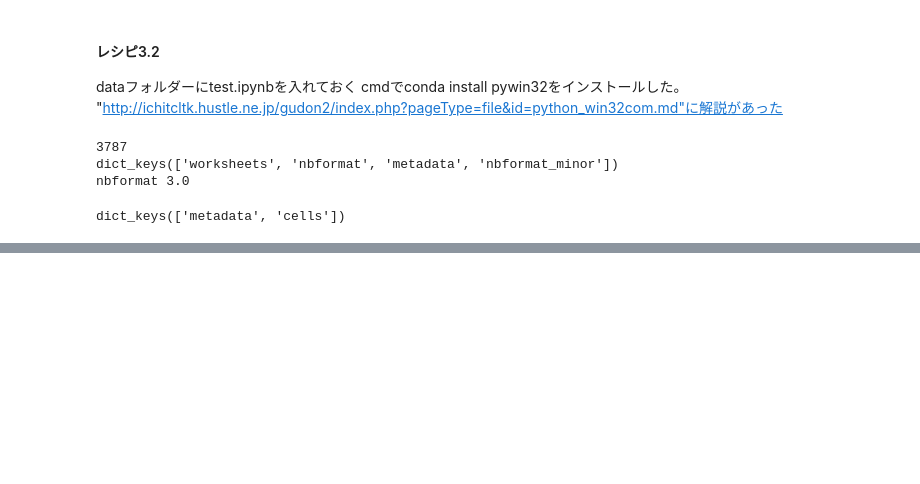
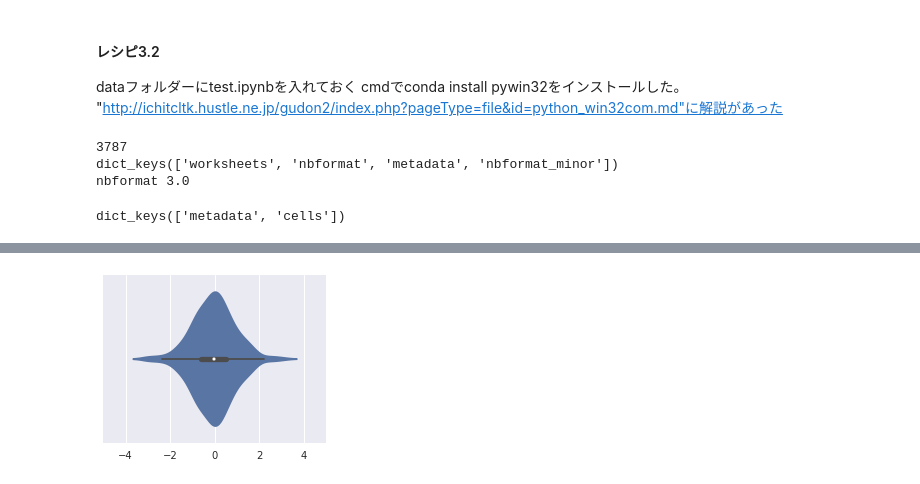
Before and after one commit to melancholymans/cookbook, a Jupyter notebook: IPythonCookBook.ipynb, the cells around one changed output, grey strips where cells are left out. Saved outputs shown, nothing was run; the diff lists cells and outputs as text; code cells hidden in the pictures; blank space fills up the shorter version.

```diff
--- a/IPythonCookBook.ipynb
+++ b/IPythonCookBook.ipynb
@@ -227,0 +629,18 @@ dict_keys(['metadata', 'cells'])
+# %%
+import numpy as np
+import matplotlib.pyplot as plt
+import seaborn as sns
+%matplotlib inline
+
+
+x1 = np.random.randn(80)
+x2 = np.random.randn(80)
+x3 = x1 * x2
+y1 = .5 + 2 * x1 - x2 + 2.5 * x3 + 3 * np.random.randn(80)
+y2 = .5 + 2 * x1 - x2 + 2.5 * np.random.randn(80)
+y3 = y2 + np.random.randn(80)
+# %%
+plt.figure(figsize=(4,3));
+sns.violinplot([x1,x2, x3]);
+# %% [output]
+[figure, added]
```
Also changed, not shown: parts of 41 cells of this notebook, 3 other files.
